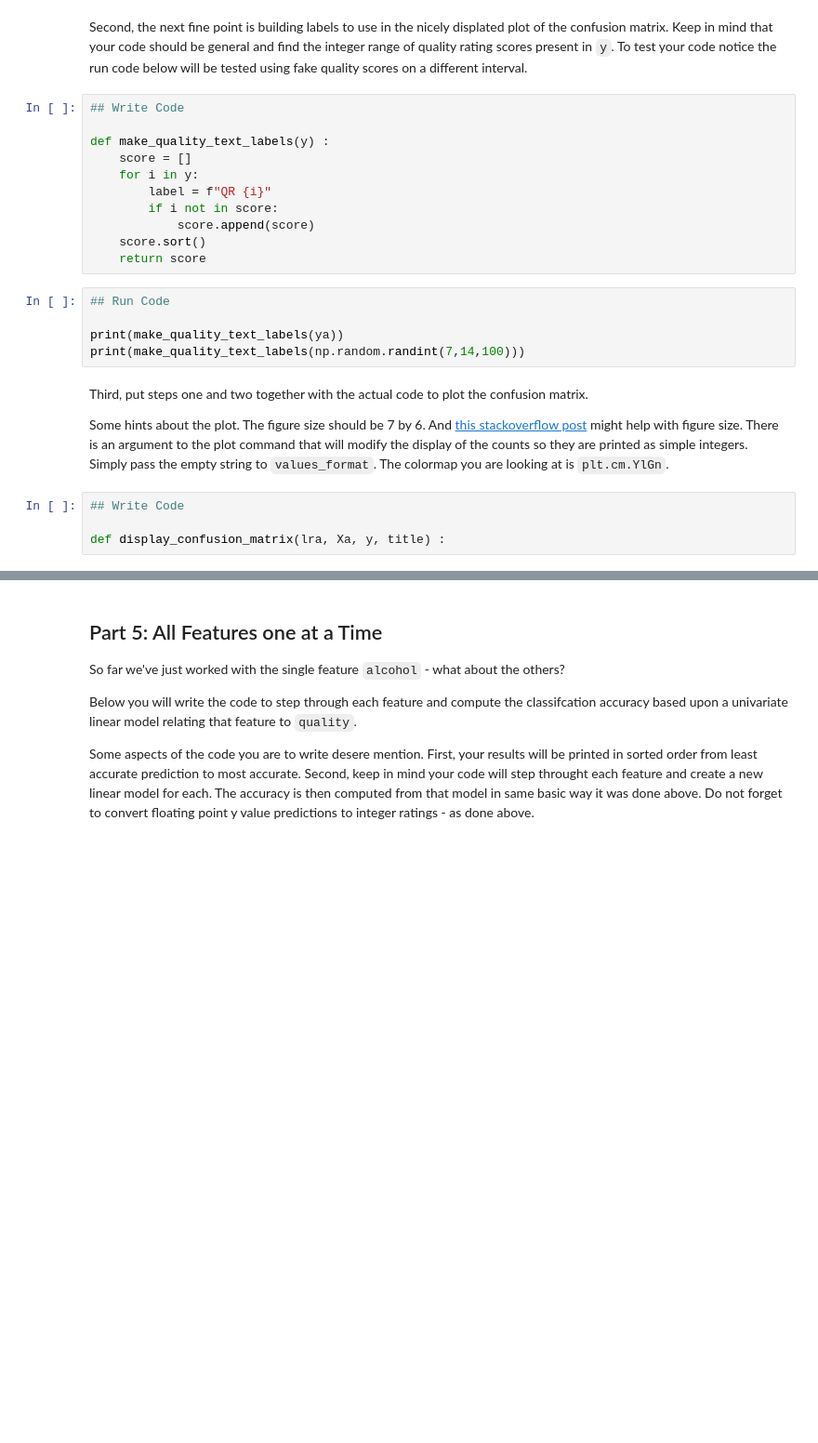
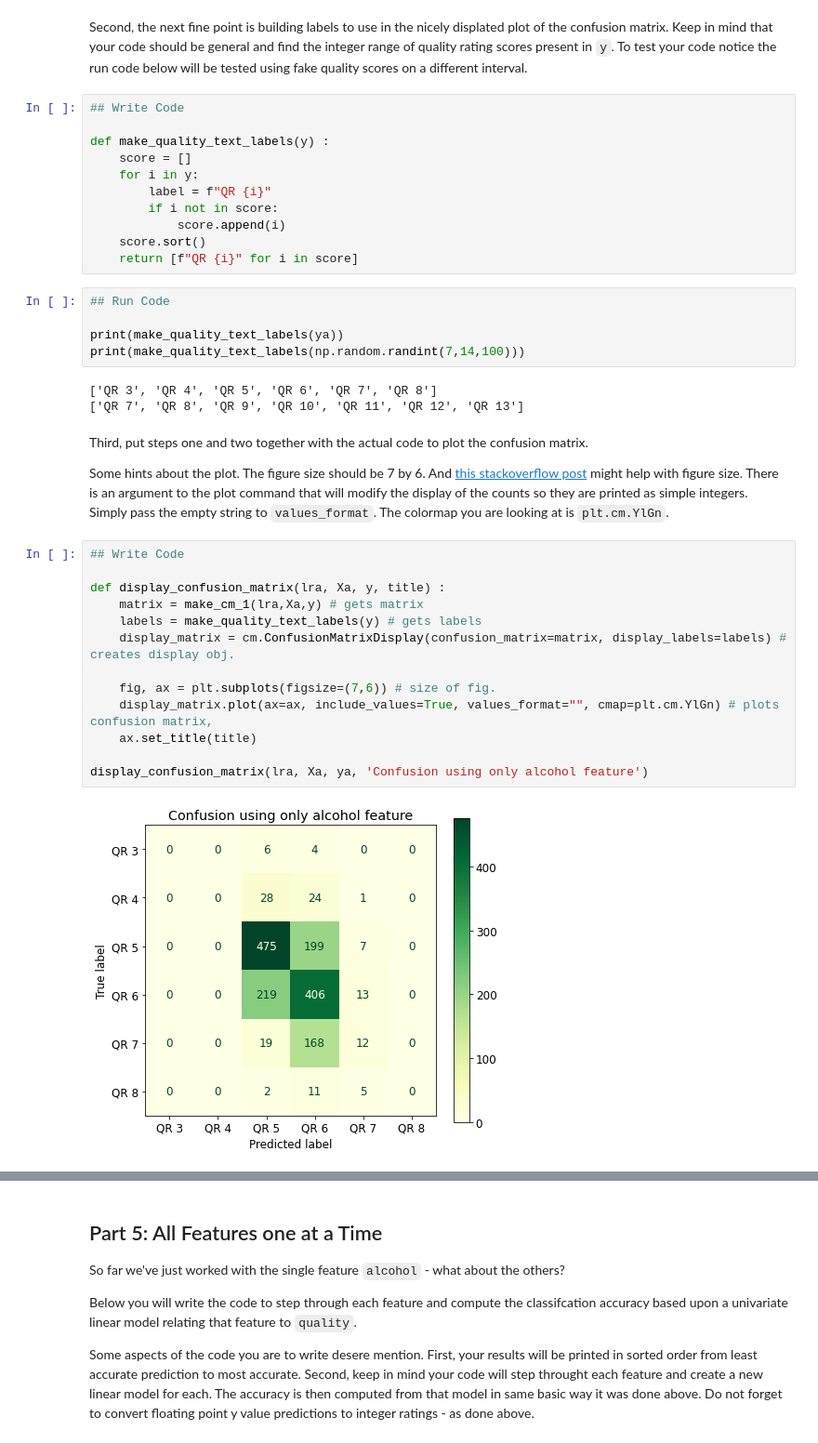
Before and after one commit to VisionaryPotato/ml-projects, a Jupyter notebook: My_Assignment_3.ipynb, the cells around one changed output, grey strips where cells are left out. Shown: that part at 93% size. Drawn from its saved outputs; the diff is of its cells as text; blank space fills up the shorter version.

```diff
--- a/My_Assignment_3.ipynb
+++ b/My_Assignment_3.ipynb
@@ -235,22 +235,36 @@ def make_quality_text_labels(y) :
     for i in y:
         label = f"QR {i}"
         if i not in score:
-            score.append(score)
+            score.append(i)
     score.sort()
-    return score
+    return [f"QR {i}" for i in score]
 # %%
 ## Run Code
 
 print(make_quality_text_labels(ya))
 print(make_quality_text_labels(np.random.randint(7,14,100)))
+# %% [output]
+['QR 3', 'QR 4', 'QR 5', 'QR 6', 'QR 7', 'QR 8']
+['QR 7', 'QR 8', 'QR 9', 'QR 10', 'QR 11', 'QR 12', 'QR 13']
 # %% [markdown]
 Third, put steps one and two together with the actual code to plot the confusion matrix.
 
 Some hints about the plot. The figure size should be 7 by 6.  And [this stackoverflow post](https://stackoverflow.com/questions/66483409/adjust-size-of-confusionmatrixdisplay-scikitlearn) might help with figure size. There is an argument to the plot command that will modify the display of the counts so they are printed as simple integers. Simply pass the empty string to ``values_format``.  The colormap you are looking at is ``plt.cm.YlGn``.
-# %%
-## Write Code
-
-def display_confusion_matrix(lra, Xa, y, title) :
+# %%
+## Write Code
+
+def display_confusion_matrix(lra, Xa, y, title) :
+    matrix = make_cm_1(lra,Xa,y) # gets matrix
+    labels = make_quality_text_labels(y) # gets labels
+    display_matrix = cm.ConfusionMatrixDisplay(confusion_matrix=matrix, display_labels=labels) # creates display obj.
+
+    fig, ax = plt.subplots(figsize=(7,6)) # size of fig.
+    display_matrix.plot(ax=ax, include_values=True, values_format="", cmap=plt.cm.YlGn) # plots confusion matrix,
+    ax.set_title(title)
+
+display_confusion_matrix(lra, Xa, ya, 'Confusion using only alcohol feature')
+# %% [output]
+[figure, added]
 # %%
 ## Run Code
 
```
Also changed, not shown: parts of 1 cell of this notebook.
